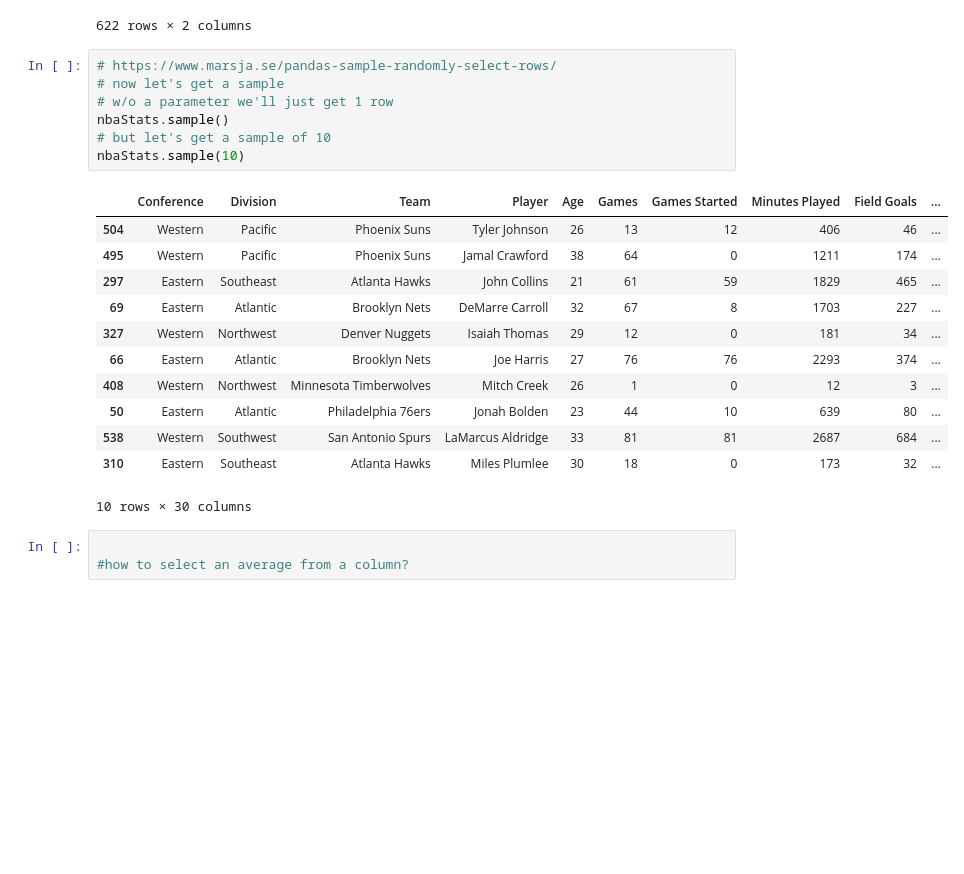
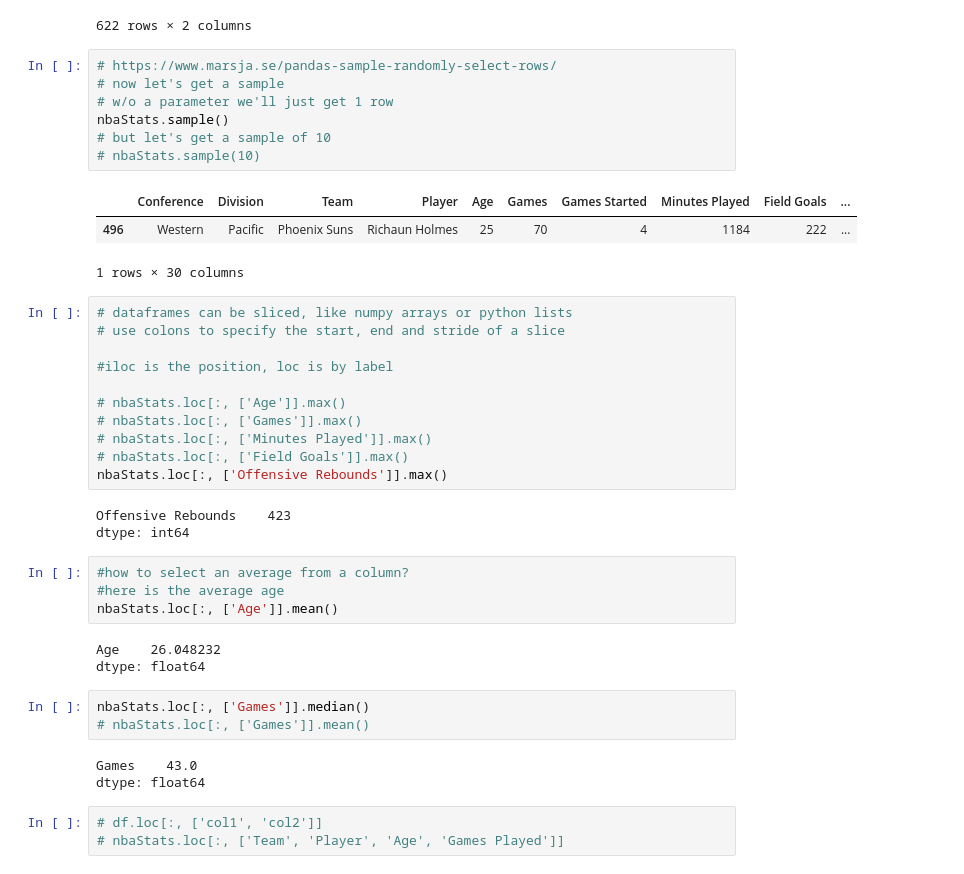
Before and after one commit to jpkeeton/2020Drills, a Jupyter notebook: PandasDrills.ipynb, the cells around one changed output. Saved outputs shown, nothing was run; the diff lists cells and outputs as text; blank space fills up the shorter version.

```diff
--- a/PandasDrills.ipynb
+++ b/PandasDrills.ipynb
@@ -42,23 +75,41 @@ nbaStats[['Division', 'Team']]
 # %%
 # https://www.marsja.se/pandas-sample-randomly-select-rows/
 # now let's get a sample
 # w/o a parameter we'll just get 1 row
 nbaStats.sample()
 # but let's get a sample of 10
-nbaStats.sample(10)
+# nbaStats.sample(10)
 # %% [output]
 |  | Conference | Division | Team | Player | Age | Games | Games Started | Minutes Played | Field Goals | ... |
-| 504 | Western | Pacific | Phoenix Suns | Tyler Johnson | 26 | 13 | 12 | 406 | 46 | ... |
-| 495 | Western | Pacific | Phoenix Suns | Jamal Crawford | 38 | 64 | 0 | 1211 | 174 | ... |
-| 297 | Eastern | Southeast | Atlanta Hawks | John Collins | 21 | 61 | 59 | 1829 | 465 | ... |
-| 69 | Eastern | Atlantic | Brooklyn Nets | DeMarre Carroll | 32 | 67 | 8 | 1703 | 227 | ... |
-| 327 | Western | Northwest | Denver Nuggets | Isaiah Thomas | 29 | 12 | 0 | 181 | 34 | ... |
-| 66 | Eastern | Atlantic | Brooklyn Nets | Joe Harris | 27 | 76 | 76 | 2293 | 374 | ... |
-| 408 | Western | Northwest | Minnesota Timberwolves | Mitch Creek | 26 | 1 | 0 | 12 | 3 | ... |
-| 50 | Eastern | Atlantic | Philadelphia 76ers | Jonah Bolden | 23 | 44 | 10 | 639 | 80 | ... |
-| 538 | Western | Southwest | San Antonio Spurs | LaMarcus Aldridge | 33 | 81 | 81 | 2687 | 684 | ... |
-| 310 | Eastern | Southeast | Atlanta Hawks | Miles Plumlee | 30 | 18 | 0 | 173 | 32 | ... |
+| 496 | Western | Pacific | Phoenix Suns | Richaun Holmes | 25 | 70 | 4 | 1184 | 222 | ... |
-10 rows × 30 columns
+1 rows × 30 columns
+# %%
+# dataframes can be sliced, like numpy arrays or python lists
+# use colons to specify the start, end and stride of a slice
+
+#iloc is the position, loc is by label
+
+# nbaStats.loc[:, ['Age']].max()
+# nbaStats.loc[:, ['Games']].max()
+# nbaStats.loc[:, ['Minutes Played']].max()
+# nbaStats.loc[:, ['Field Goals']].max()
+nbaStats.loc[:, ['Offensive Rebounds']].max()
+# %% [output]
+Offensive Rebounds    423
+dtype: int64
 # %%
-
 #how to select an average from a column?
+#here is the average age
+nbaStats.loc[:, ['Age']].mean()
+# %% [output]
+Age    26.048232
+dtype: float64
+# %%
+nbaStats.loc[:, ['Games']].median()
+# nbaStats.loc[:, ['Games']].mean()
+# %% [output]
+Games    43.0
+dtype: float64
+# %%
+# df.loc[:, ['col1', 'col2']]
+# nbaStats.loc[:, ['Team', 'Player', 'Age', 'Games Played']]
```
Also changed, not shown: parts of 13 cells of this notebook, 3 other files.
